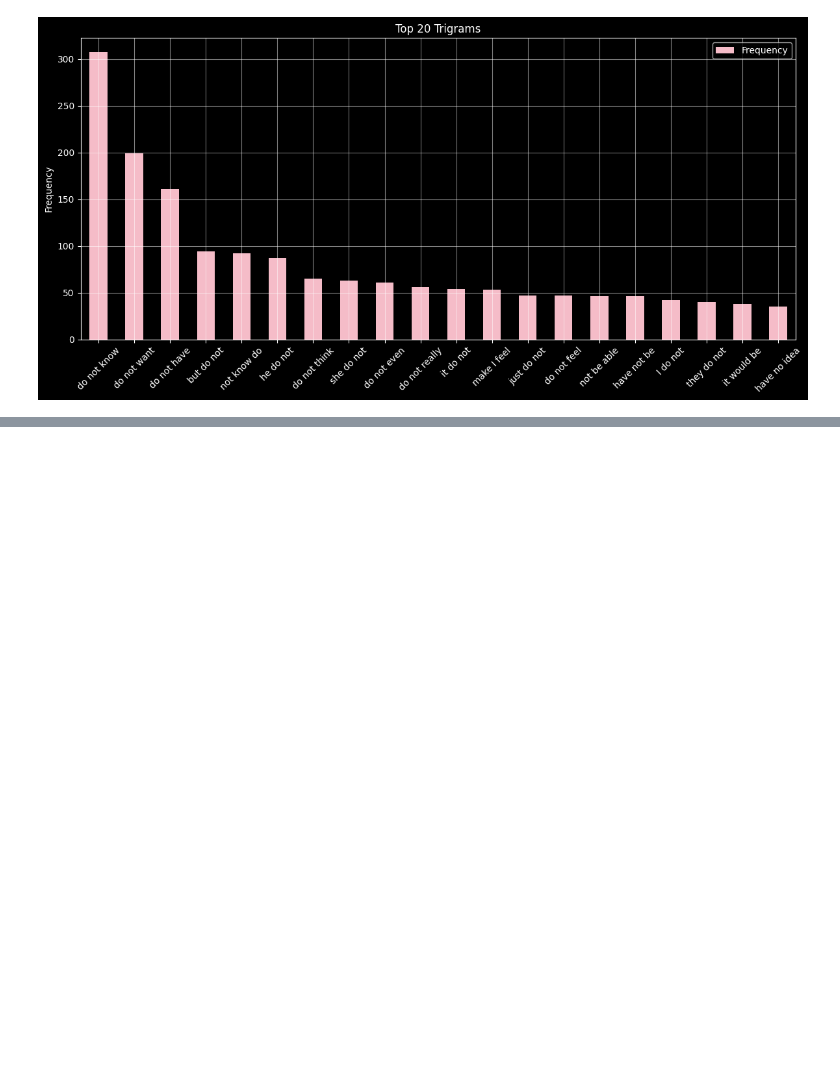
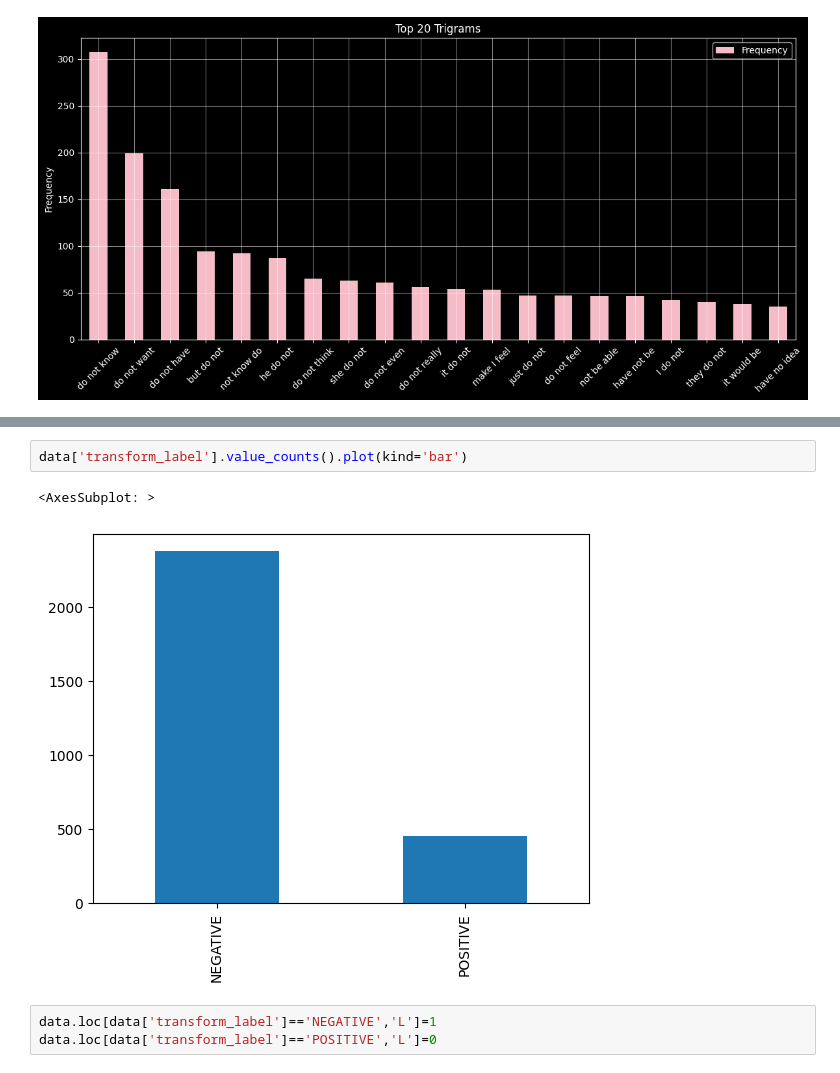
Before and after one commit to mostafamhmdi/stress-prediction, a Jupyter notebook: Untitled.ipynb, the cells around one changed output, grey strips where cells are left out. Cells and saved outputs as stored; diff of their text form; blank space fills up the shorter version.

```diff
--- a/Untitled.ipynb
+++ b/Untitled.ipynb
@@ -351,0 +553,8 @@ plt.show()
+# %%
+data['transform_label'].value_counts().plot(kind='bar')
+# %% [output]
+<AxesSubplot: >
+[figure, added]
+# %%
+data.loc[data['transform_label']=='NEGATIVE','L']=1
+data.loc[data['transform_label']=='POSITIVE','L']=0
```
Also changed, not shown: parts of 42 cells of this notebook.
